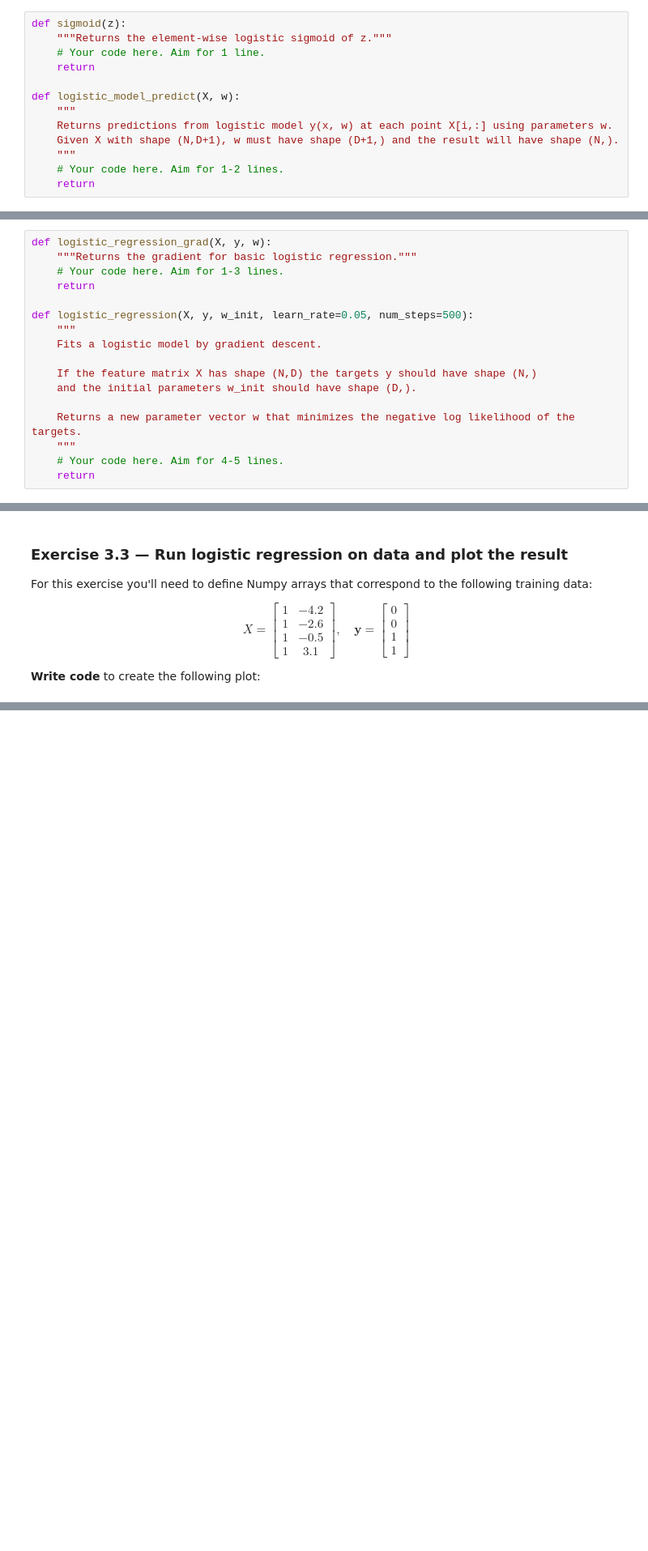
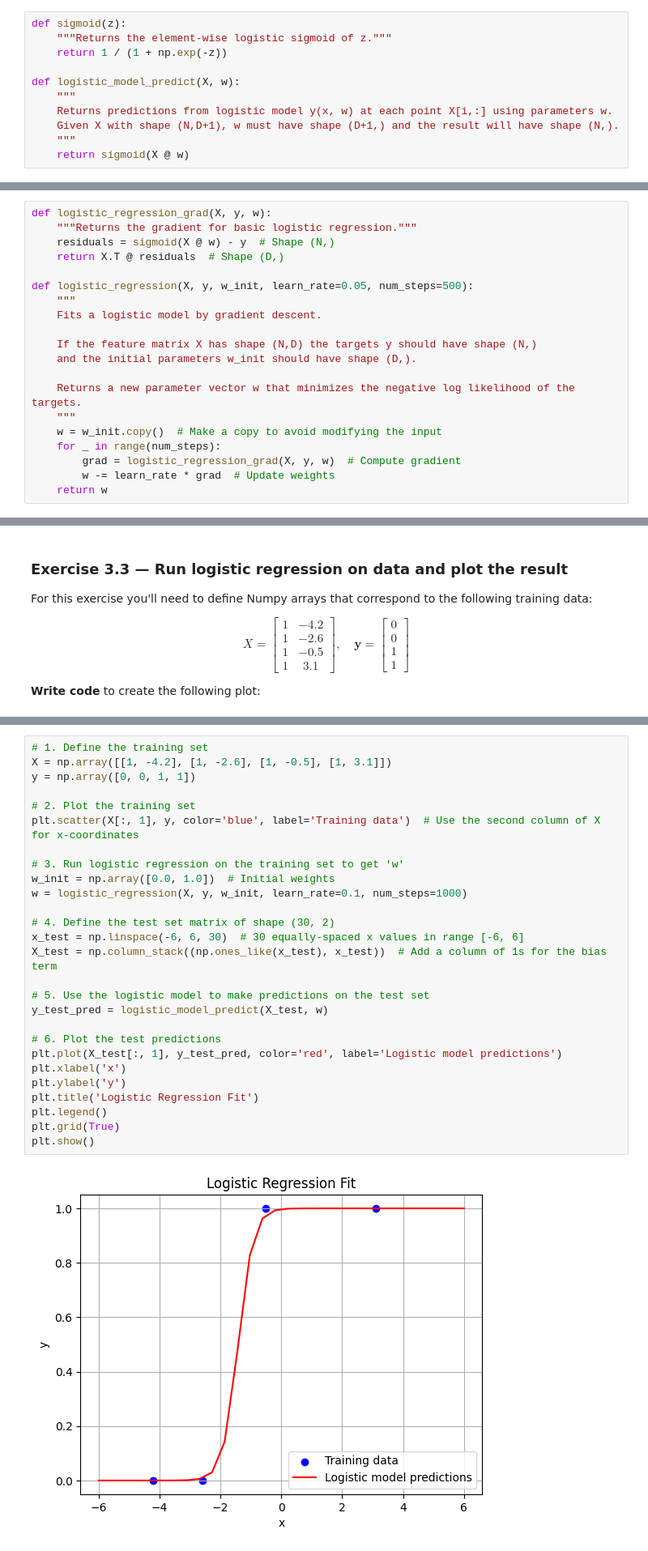
Before and after one commit to NeilTheFisher/COMP432, a Jupyter notebook: labs/Lab3_Student.ipynb, the cells around one changed output, grey strips where cells are left out. Shown at 81% size. Drawn from its saved outputs; the diff is of its cells as text; blank space fills up the shorter version.

```diff
--- a/labs/Lab3_Student.ipynb
+++ b/labs/Lab3_Student.ipynb
@@ -536,16 +557,14 @@ where $\mathbf{x}$ and $\mathbf{w}$ are the same as for Exercise 2.1 and $\sigma
 # %%
 def sigmoid(z):
     """Returns the element-wise logistic sigmoid of z."""
-    # Your code here. Aim for 1 line.
-    return
+    return 1 / (1 + np.exp(-z))
 
 def logistic_model_predict(X, w):
     """
     Returns predictions from logistic model y(x, w) at each point X[i,:] using parameters w.
     Given X with shape (N,D+1), w must have shape (D+1,) and the result will have shape (N,).
     """
-    # Your code here. Aim for 1-2 lines.
-    return
+    return sigmoid(X @ w)
 # %% [markdown]
 **Check your answer** by running the code cell below.
 # %%
@@ -605,8 +624,8 @@ Implementing _logistic_regression_grad_ is the hardest exercise in this lab beca
 # %%
 def logistic_regression_grad(X, y, w):
     """Returns the gradient for basic logistic regression."""
-    # Your code here. Aim for 1-3 lines.
-    return
+    residuals = sigmoid(X @ w) - y  # Shape (N,)
+    return X.T @ residuals  # Shape (D,)
 
 def logistic_regression(X, y, w_init, learn_rate=0.05, num_steps=500):
     """
@@ -617,8 +636,11 @@ def logistic_regression(X, y, w_init, learn_rate=0.05, num_steps=500):
 
     Returns a new parameter vector w that minimizes the negative log likelihood of the targets.
     """
-    # Your code here. Aim for 4-5 lines.
-    return
+    w = w_init.copy()  # Make a copy to avoid modifying the input
+    for _ in range(num_steps):
+        grad = logistic_regression_grad(X, y, w)  # Compute gradient
+        w -= learn_rate * grad  # Update weights
+    return w
 # %% [markdown]
 **Check your answer** by running the code cell below.
 # %%
@@ -689,3 +693,32 @@ Your code should follow this sequence of steps, which are the same as for Exerci
+# %%
+# 1. Define the training set
+X = np.array([[1, -4.2], [1, -2.6], [1, -0.5], [1, 3.1]])
+y = np.array([0, 0, 1, 1])
+
+# 2. Plot the training set
+plt.scatter(X[:, 1], y, color='blue', label='Training data')  # Use the second column of X for x-coordinates
+
+# 3. Run logistic regression on the training set to get 'w'
+w_init = np.array([0.0, 1.0])  # Initial weights
+w = logistic_regression(X, y, w_init, learn_rate=0.1, num_steps=1000)
+
+# 4. Define the test set matrix of shape (30, 2)
+x_test = np.linspace(-6, 6, 30)  # 30 equally-spaced x values in range [-6, 6]
+X_test = np.column_stack((np.ones_like(x_test), x_test))  # Add a column of 1s for the bias term
+
+# 5. Use the logistic model to make predictions on the test set
+y_test_pred = logistic_model_predict(X_test, w)
+
+# 6. Plot the test predictions
+plt.plot(X_test[:, 1], y_test_pred, color='red', label='Logistic model predictions')
+plt.xlabel('x')
+plt.ylabel('y')
+plt.title('Logistic Regression Fit')
+plt.legend()
+plt.grid(True)
+plt.show()
+# %% [output]
+[figure, added]
 # %% [markdown]
 <div style="border-bottom: 3px solid black;"></div>
 
```
Also changed, not shown: parts of 21 cells of this notebook.
